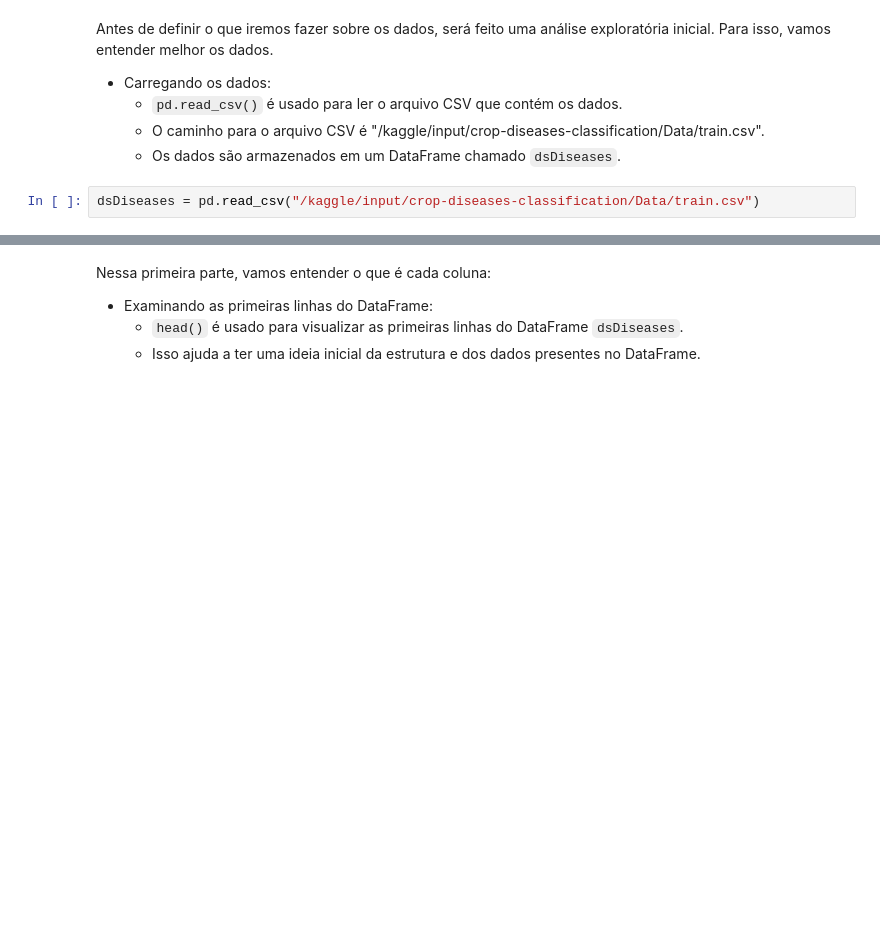
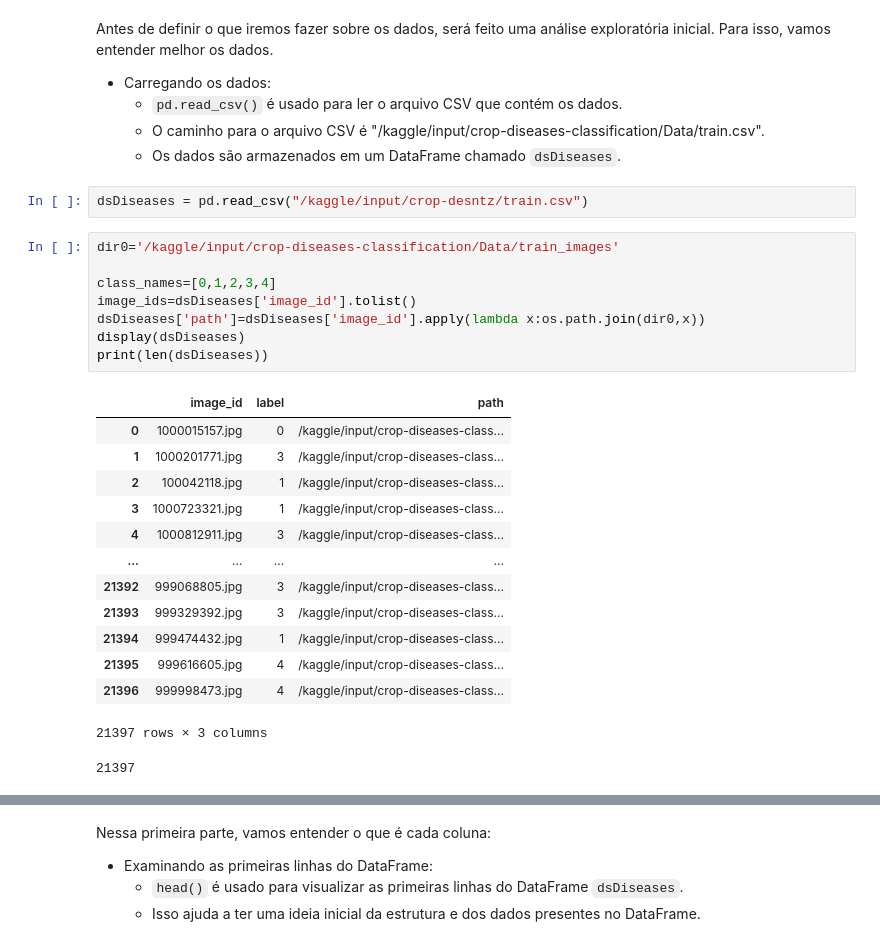
Before and after one commit to Kayzwk/crop-diseases-classification, a Jupyter notebook: davi-a-priori.ipynb, the cells around one changed output, grey strips where cells are left out. Cells and saved outputs as stored; diff of their text form; blank space fills up the shorter version.

```diff
--- a/davi-a-priori.ipynb
+++ b/davi-a-priori.ipynb
@@ -22,4 +28,27 @@ Antes de definir o que iremos fazer sobre os dados, será feito uma análise exp
     - O caminho para o arquivo CSV é "/kaggle/input/crop-diseases-classification/Data/train.csv".
     - Os dados são armazenados em um DataFrame chamado `dsDiseases`.
 # %%
-dsDiseases = pd.read_csv("/kaggle/input/crop-diseases-classification/Data/train.csv")
+dsDiseases = pd.read_csv("/kaggle/input/crop-desntz/train.csv")
+# %%
+dir0='/kaggle/input/crop-diseases-classification/Data/train_images'
+
+class_names=[0,1,2,3,4]
+image_ids=dsDiseases['image_id'].tolist()
+dsDiseases['path']=dsDiseases['image_id'].apply(lambda x:os.path.join(dir0,x))
+display(dsDiseases)
+print(len(dsDiseases))
+# %% [output]
+|  | image_id | label | path |
+| 0 | 1000015157.jpg | 0 | /kaggle/input/crop-diseases-class... |
+| 1 | 1000201771.jpg | 3 | /kaggle/input/crop-diseases-class... |
+| 2 | 100042118.jpg | 1 | /kaggle/input/crop-diseases-class... |
+| 3 | 1000723321.jpg | 1 | /kaggle/input/crop-diseases-class... |
+| 4 | 1000812911.jpg | 3 | /kaggle/input/crop-diseases-class... |
+| ... | ... | ... | ... |
+| 21392 | 999068805.jpg | 3 | /kaggle/input/crop-diseases-class... |
+| 21393 | 999329392.jpg | 3 | /kaggle/input/crop-diseases-class... |
+| 21394 | 999474432.jpg | 1 | /kaggle/input/crop-diseases-class... |
+| 21395 | 999616605.jpg | 4 | /kaggle/input/crop-diseases-class... |
+| 21396 | 999998473.jpg | 4 | /kaggle/input/crop-diseases-class... |
+21397 rows × 3 columns
+21397
```
Also changed, not shown: parts of 28 cells of this notebook.
